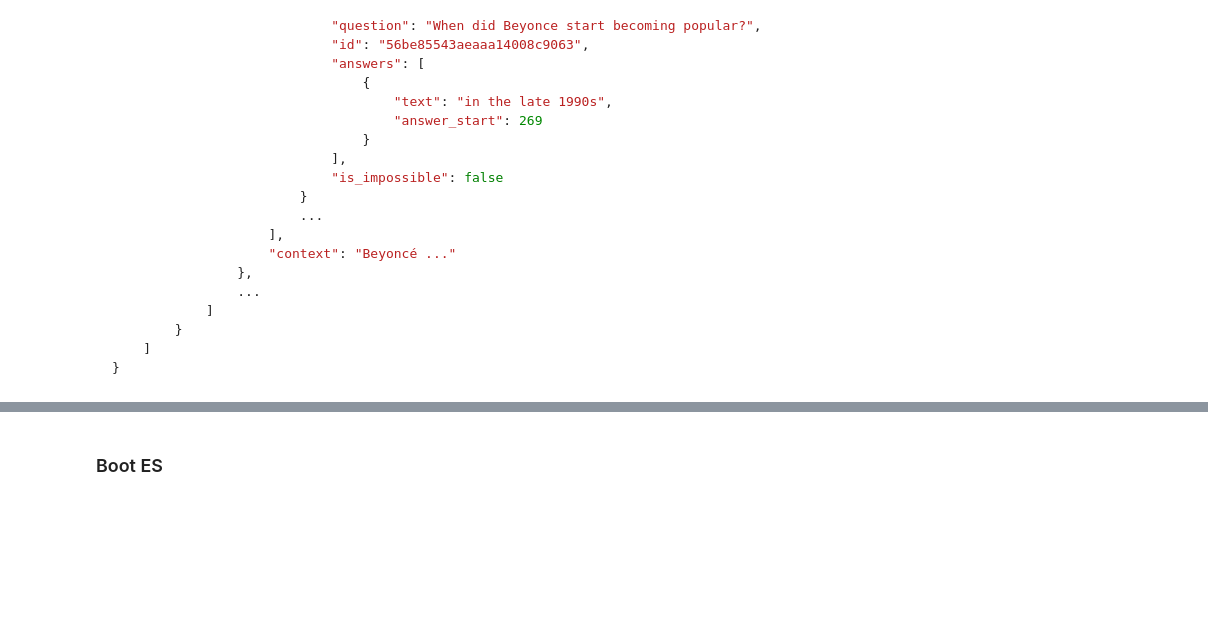
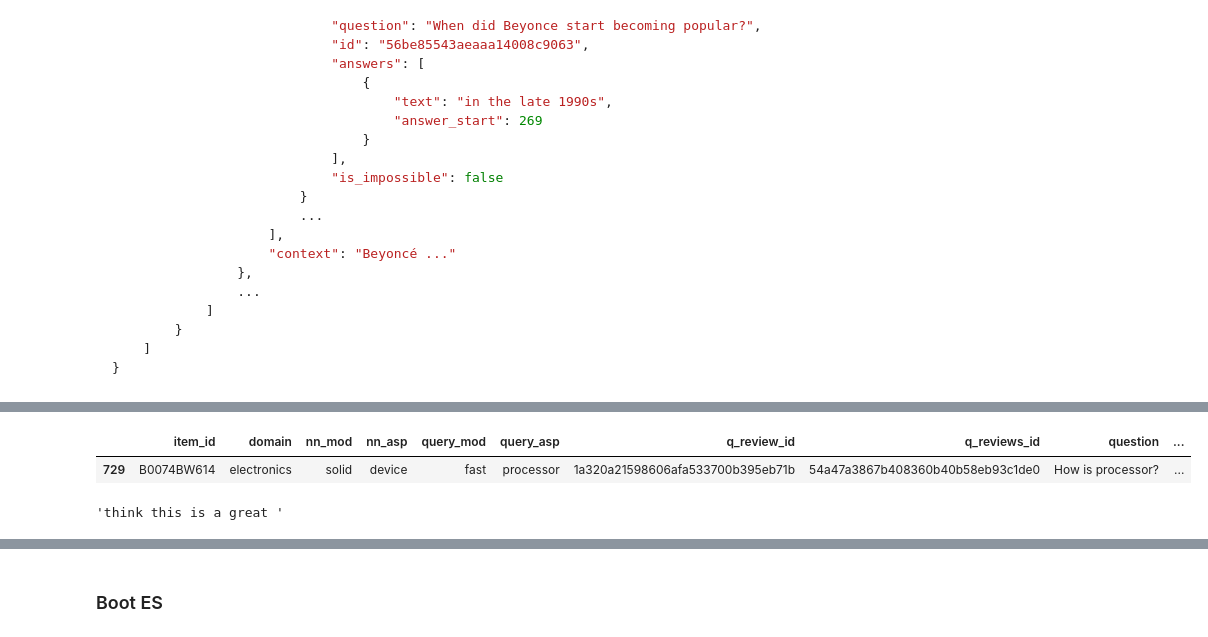
Before and after one commit to lewtun/transformerlab, a Jupyter notebook: experiments.haystack-subjqa.ipynb, the cells around one changed output, grey strips where cells are left out. Saved outputs shown, nothing was run; the diff lists cells and outputs as text; code cells hidden in the pictures; blank space fills up the shorter version.

```diff
--- a/experiments.haystack-subjqa.ipynb
+++ b/experiments.haystack-subjqa.ipynb
@@ -263,0 +275,9 @@ qa_df['asin'].nunique()
+# %%
+sample_df.query("human_ans_spans == 'think great'")
+# %% [output]
+|  | item_id | domain | nn_mod | nn_asp | query_mod | query_asp | q_review_id | q_reviews_id | question | ... |
+| 729 | B0074BW614 | electronics | solid | device | fast | processor | 1a320a21598606afa533700b395eb71b | 54a47a3867b408360b40b58eb93c1de0 | How is processor? | ... |
+# %%
+sample_df.query("human_ans_spans == 'think great'").iloc[0]["review"][2476:2498]
+# %% [output]
+'think this is a great '
```
Also changed, not shown: parts of 48 cells of this notebook.
